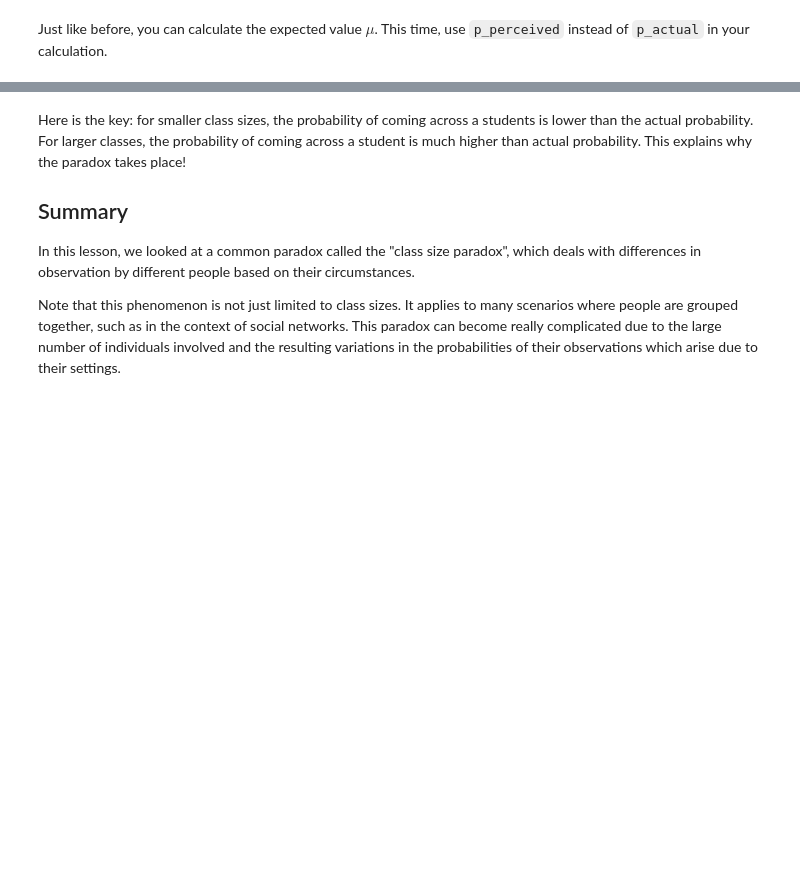
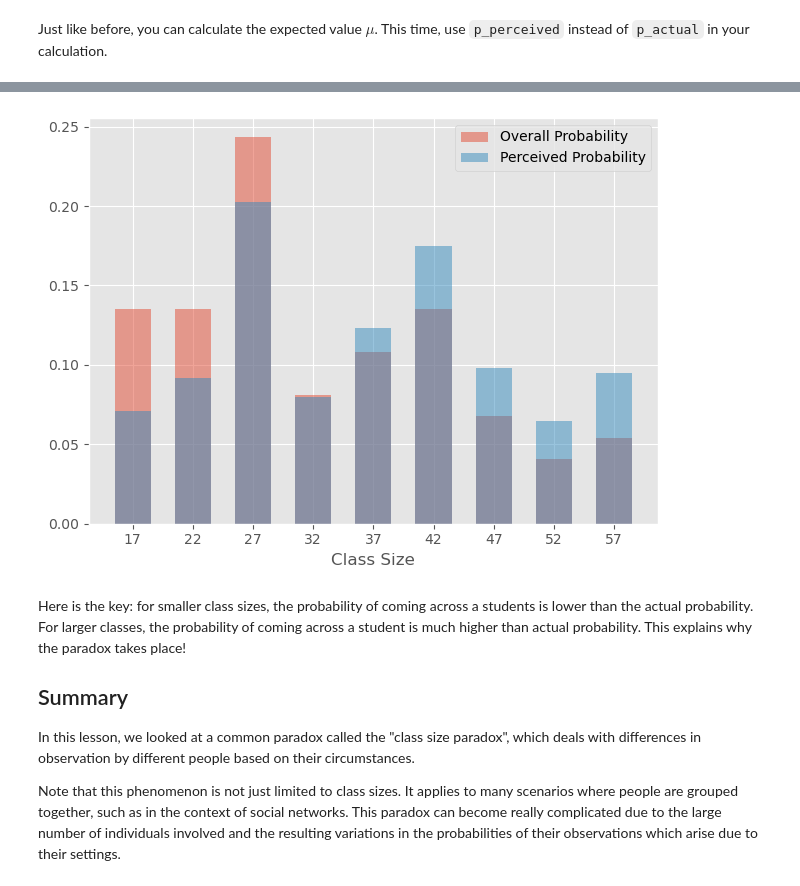
Before and after one commit to AndreJacobsPy/probability-mass-function-lab, a Jupyter notebook: index.ipynb, the cells around one changed output, grey strips where cells are left out. Saved outputs shown, nothing was run; the diff lists cells and outputs as text; code cells hidden in the pictures; blank space fills up the shorter version.

```diff
--- a/index.ipynb
+++ b/index.ipynb
@@ -220,3 +278,18 @@ fig, ax = plt.subplots()
+# %%
+# Your code here
+fig, ax = plt.subplots()
+
+width = 3
+ax.bar(pmf_df["Class Size"], pmf_df["Overall Probability"], width=width, alpha=0.5)
+ax.bar(pmf_df["Class Size"], pmf_df["Perceived Probability"], width=width, alpha=0.5)
+ax.set_xticks(pmf_df["Class Size"].values)
+
+ax.set_xlabel("Class Size")
+ax.legend(["Overall Probability", "Perceived Probability"])
+
+plt.tight_layout()
+# %% [output]
+[figure, added]
 # %% [markdown]
 Here is the key: for smaller class sizes, the probability of coming across a students is lower than the actual probability. For larger classes, the probability of coming across a student is much higher than actual probability. This explains why the paradox takes place!
 
```
Also changed, not shown: parts of 10 cells of this notebook.
